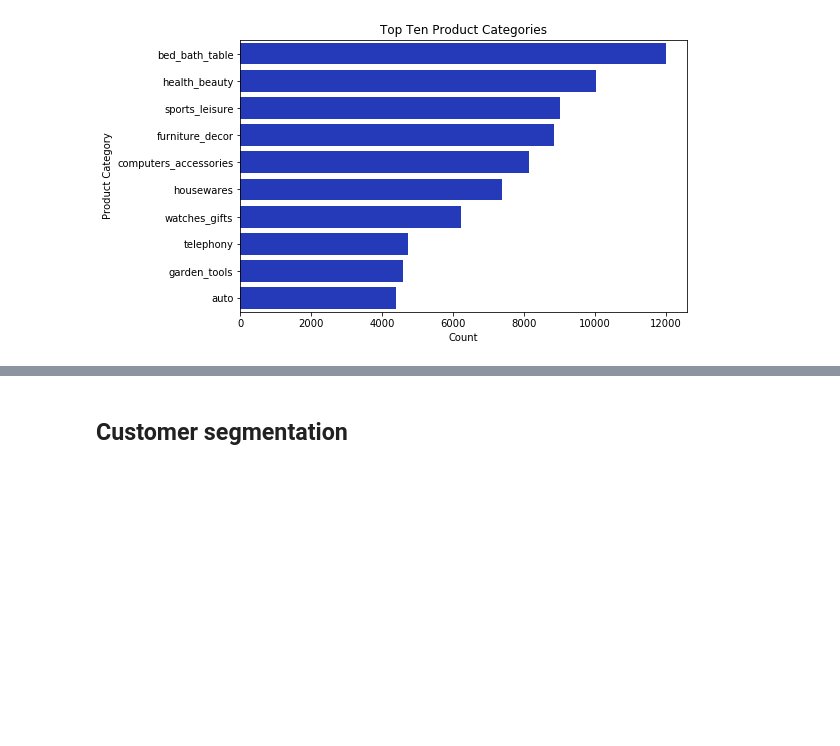
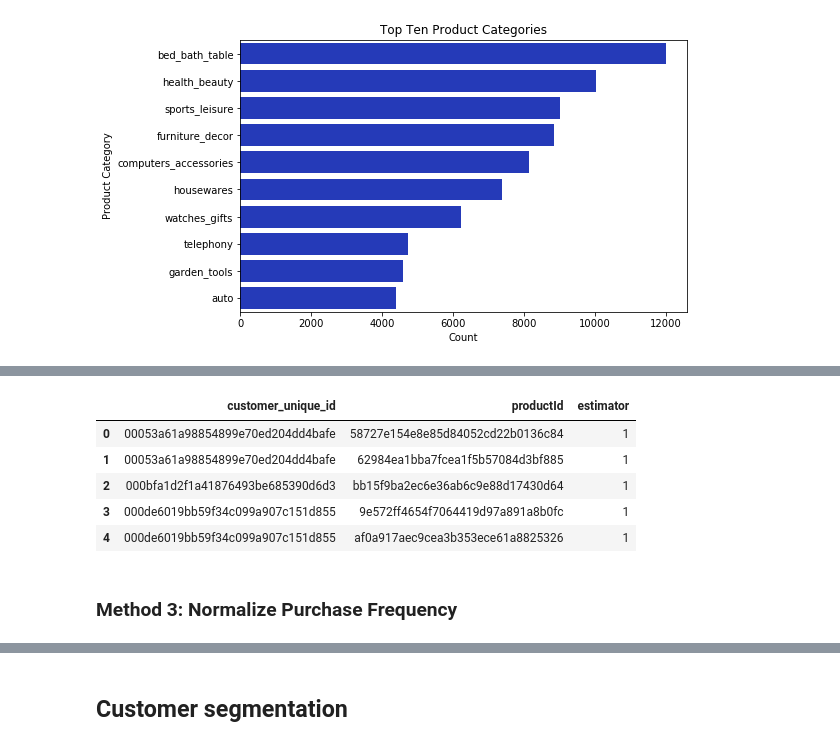
Before and after one commit to mollyryanruby/Olist_Ecommerce_Recommendation_Engine, a Jupyter notebook: Olist_ecomm_reccomender.ipynb, the cells around one changed output, grey strips where cells are left out. Cells and saved outputs as stored; diff of their text form; code cells hidden in the pictures; blank space fills up the shorter version.

```diff
--- a/Olist_ecomm_reccomender.ipynb
+++ b/Olist_ecomm_reccomender.ipynb
@@ -823,0 +588,20 @@ class HybridFacto(surprise.AlgoBase):
+# %%
+def create_data_dummy(data):
+    data_dummy = data.copy()
+    data_dummy['estimator2'] = 1
+    data_dummy = data_dummy.drop('estimator', axis=1)
+    data_dummy = data_dummy.rename({'estimator2':'estimator'}, axis=1)
+    return data_dummy
+# %%
+dummy_df = create_data_dummy(purchase_count_df)
+# %%
+dummy_df.head()
+# %% [output]
+|  | customer_unique_id | productId | estimator |
+| 0 | 00053a61a98854899e70ed204dd4bafe | 58727e154e8e85d84052cd22b0136c84 | 1 |
+| 1 | 00053a61a98854899e70ed204dd4bafe | 62984ea1bba7fcea1f5b57084d3bf885 | 1 |
+| 2 | 000bfa1d2f1a41876493be685390d6d3 | bb15f9ba2ec6e36ab6c9e88d17430d64 | 1 |
+| 3 | 000de6019bb59f34c099a907c151d855 | 9e572ff4654f7064419d97a891a8b0fc | 1 |
+| 4 | 000de6019bb59f34c099a907c151d855 | af0a917aec9cea3b353ece61a8825326 | 1 |
+# %% [markdown]
+### Method 3: Normalize Purchase Frequency
```
Also changed, not shown: parts of 93 cells of this notebook.
